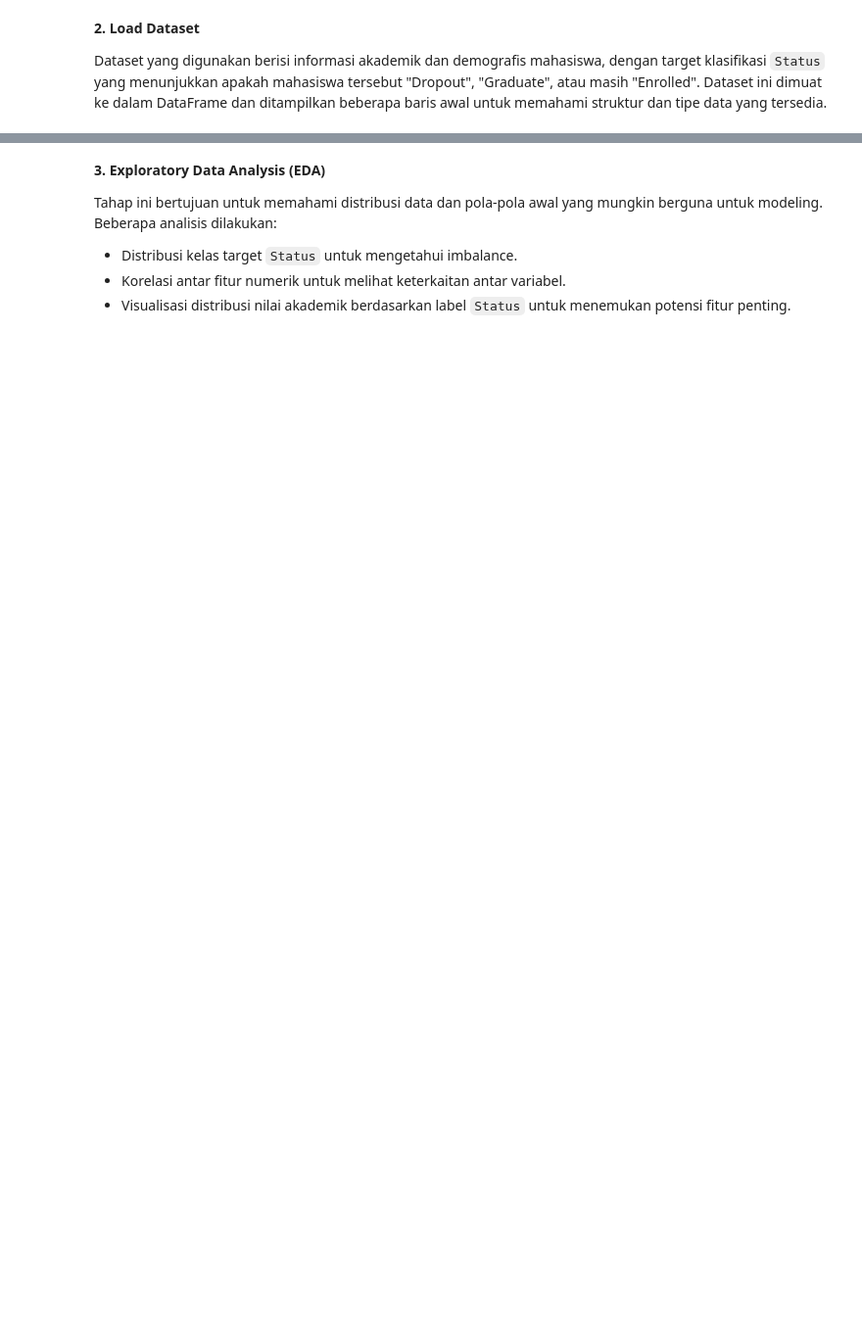
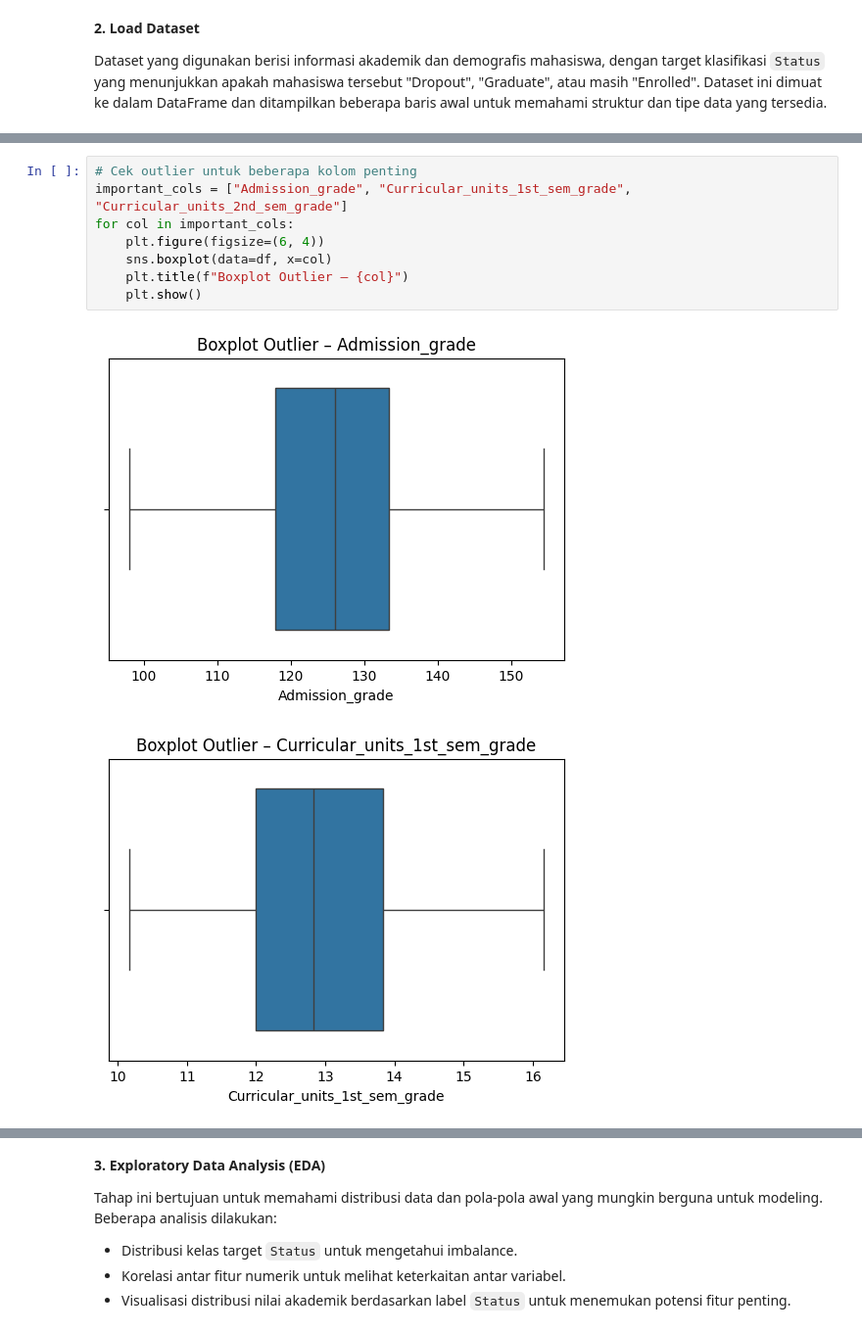
Before and after one commit to nielshn/-Student-Performances-Status-Classifier-App, a Jupyter notebook: notebook.ipynb, the cells around one changed output, grey strips where cells are left out. Shown at 98% size. Saved outputs shown, nothing was run; the diff lists cells and outputs as text; blank space fills up the shorter version.

```diff
--- a/notebook.ipynb
+++ b/notebook.ipynb
@@ -88,0 +241,11 @@ dtype: int64
+# %%
+# Cek outlier untuk beberapa kolom penting
+important_cols = ["Admission_grade", "Curricular_units_1st_sem_grade", "Curricular_units_2nd_sem_grade"]
+for col in important_cols:
+    plt.figure(figsize=(6, 4))
+    sns.boxplot(data=df, x=col)
+    plt.title(f"Boxplot Outlier – {col}")
+    plt.show()
+# %% [output]
+[figure, added]
+[figure, added]
```
Also changed, not shown: parts of 26 cells of this notebook, 13 other files.
